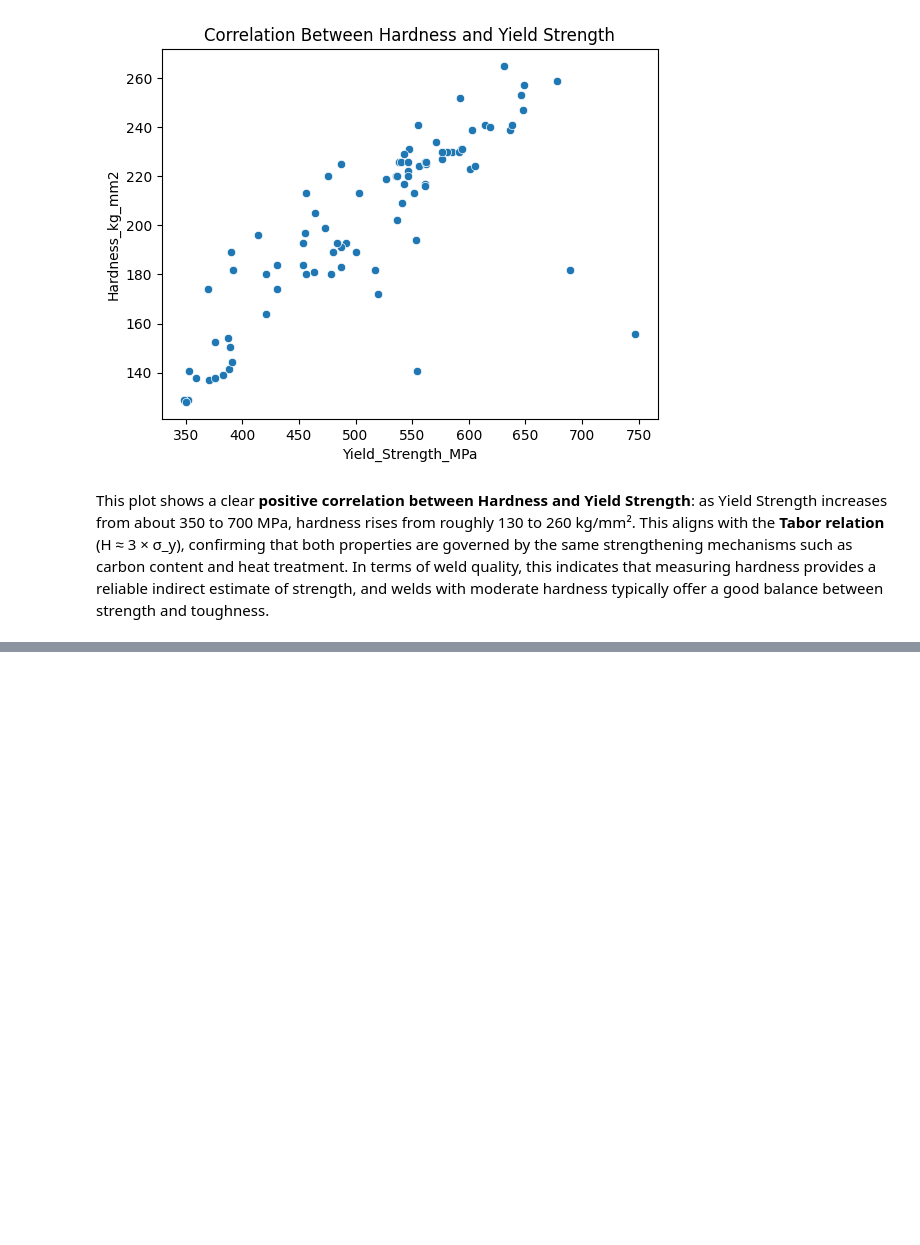
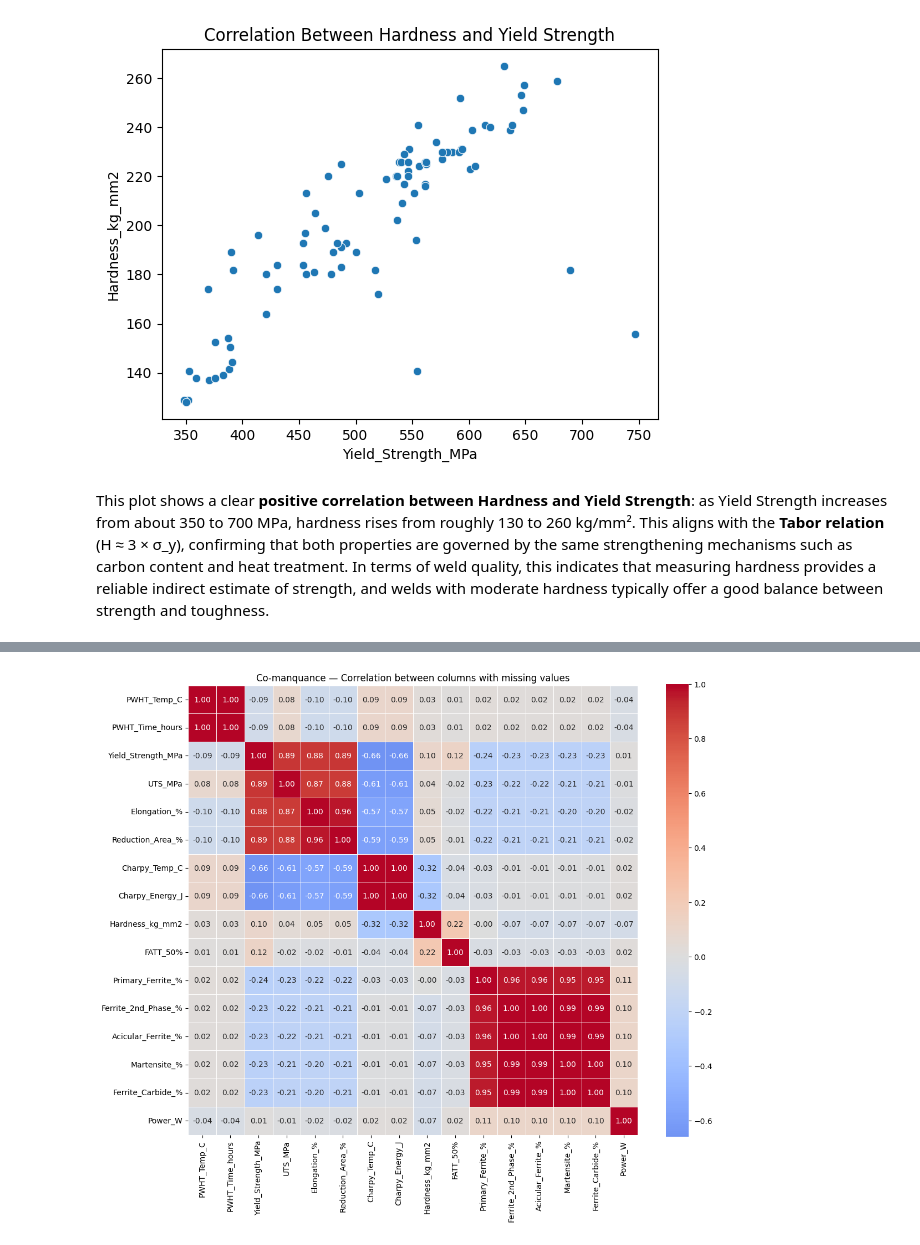
Before and after one commit to hammale2003/Welding-Quality-Prediction-, a Jupyter notebook: Explatory_data_analyst.ipynb, the cells around one changed output, grey strips where cells are left out. Saved outputs shown, nothing was run; the diff lists cells and outputs as text; code cells hidden in the pictures; blank space fills up the shorter version.

```diff
--- a/Explatory_data_analyst.ipynb
+++ b/Explatory_data_analyst.ipynb
@@ -180,0 +183,18 @@ This plot shows a clear **positive correlation between Hardness and Yield Streng
+# %%
+cols_with_missing = df.columns[df.isna().any()].tolist()
+missing_flags = df[cols_with_missing].isna().astype(int)
+corr_missing = missing_flags.corr()
+plt.figure(figsize=(12, 10))
+sns.heatmap(
+    corr_missing,
+    cmap="coolwarm",
+    annot=True,
+    fmt=".2f",
+    center=0,
+    square=True,
+    linewidths=0.5)
+plt.title("Co-manquance — Correlation between columns with missing values")
+plt.tight_layout()
+plt.show()
+# %% [output]
+[figure, added]
```
Also changed, not shown: parts of 4 cells of this notebook.
